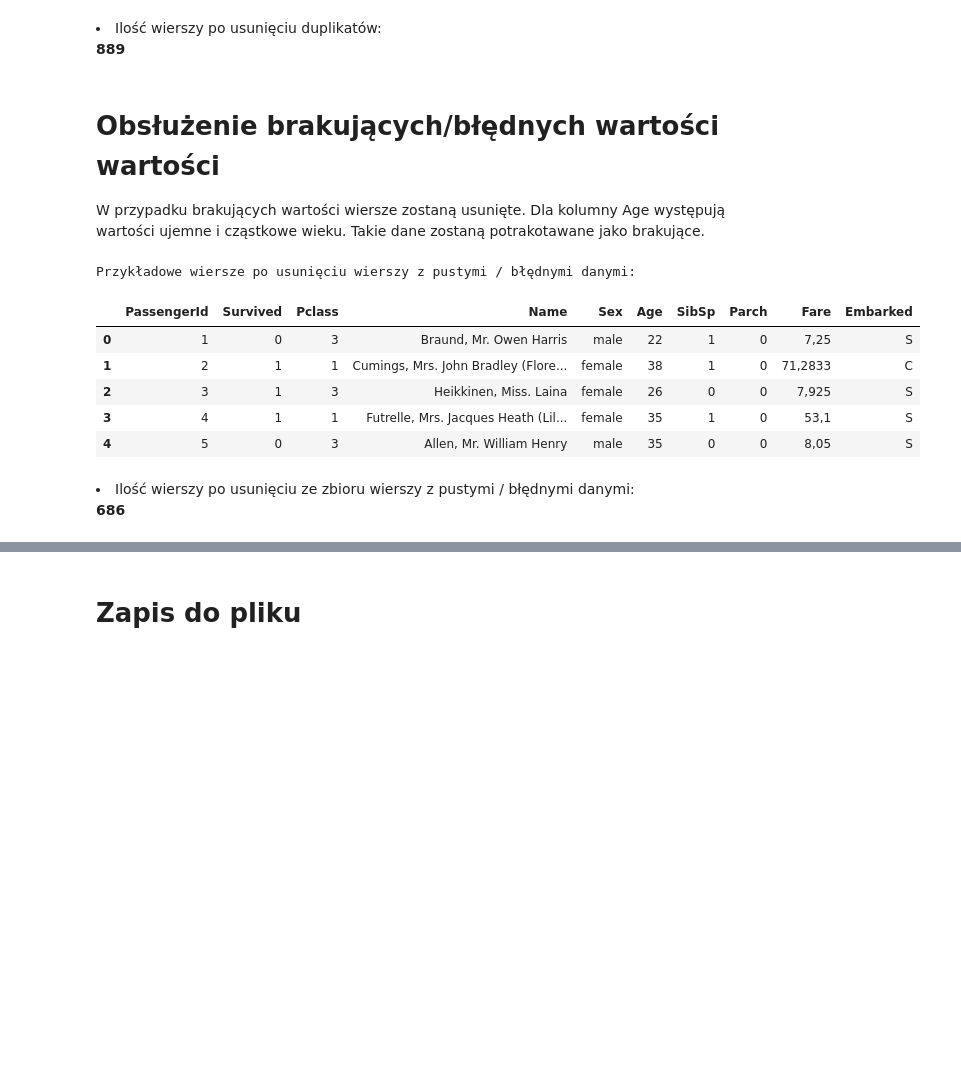
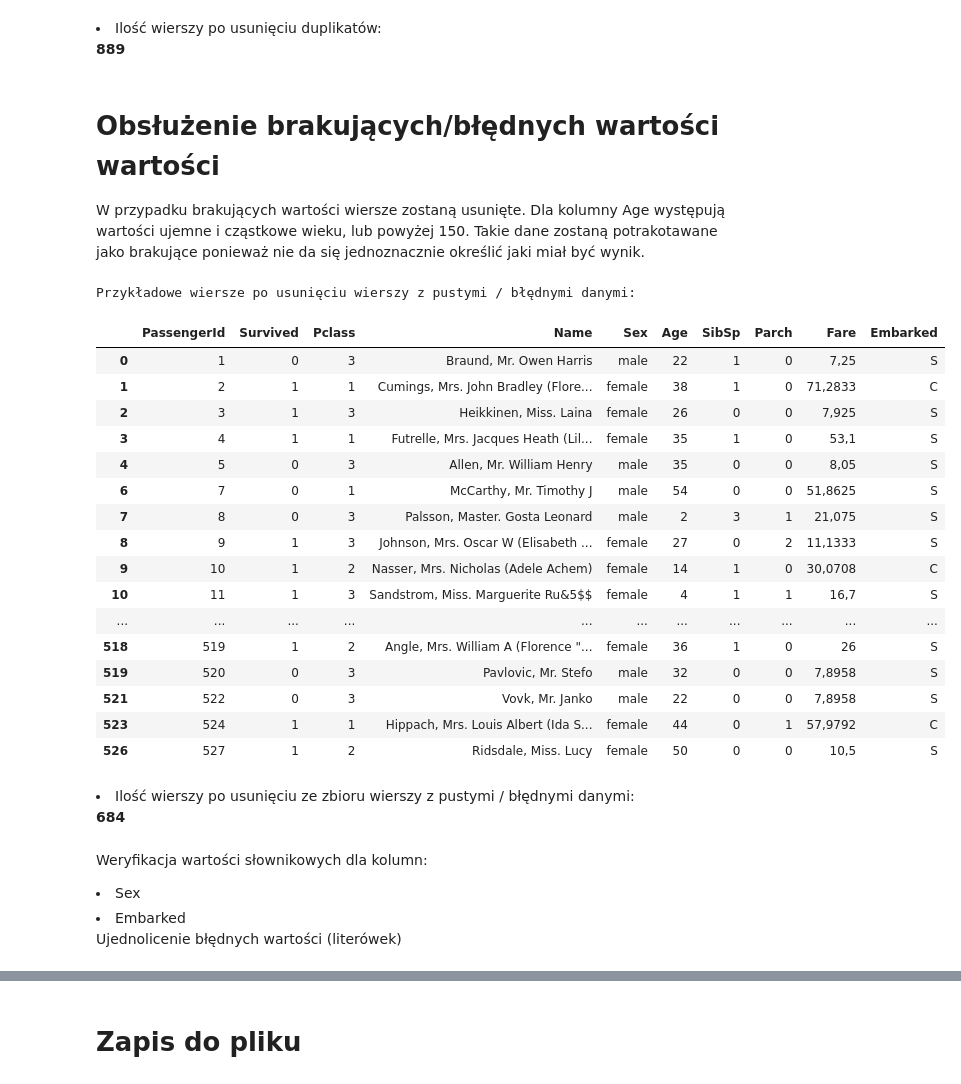
Before and after one commit to Reddzejk/czyszczenie_danych, a Jupyter notebook: Czyszczenie Danych .ipynb, the cells around one changed output, grey strips where cells are left out. Drawn from its saved outputs; the diff is of its cells as text; code cells hidden in the pictures; blank space fills up the shorter version.

```diff
--- a/Czyszczenie Danych .ipynb
+++ b/Czyszczenie Danych .ipynb
@@ -92,24 +92,40 @@ Ilość wierszy po usunięciu duplikatów:
 # Obsłużenie brakujących/błędnych wartości wartości
 
 W przypadku brakujących wartości wiersze zostaną usunięte.
-Dla kolumny Age występują wartości ujemne i cząstkowe wieku. Takie dane zostaną potrakotawane jako brakujące.
+Dla kolumny Age występują wartości ujemne i cząstkowe wieku, lub powyżej 150. Takie dane zostaną potrakotawane jako brakujące ponieważ nie da się jednoznacznie określić jaki miał być wynik.
 # %%
 #Weryfikacja czy kolumnie wiek wiersz posiada tylko cyfry.
-df['Age']=df['Age'].apply(lambda x: str(x) if str(x).isdigit() else None)
+df['Age']=df['Age'].apply(lambda x: str(x) if str(x).isdigit() and int(x) < 150 else None)
 df=df.dropna()
 
-sample_table=df.head(5).to_html()
+sample_table=df.head(1000).to_html()
 display({'text/html': '<li>Przykładowe wiersze po usunięciu wierszy z pustymi / błędnymi danymi:' + sample_table}, raw=True)
 
 df_size=len(df.index)
 display({'text/html':'<li>Ilość wierszy po usunięciu ze zbioru wierszy z pustymi / błędnymi danymi:<br> <b>'+str(df_size)+'</b>'}, raw=True)
 # %% [output]
 Przykładowe wiersze po usunięciu wierszy z pustymi / błędnymi danymi:
 |  | PassengerId | Survived | Pclass | Name | Sex | Age | SibSp | Parch | Fare | Embarked |
 | 0 | 1 | 0 | 3 | Braund, Mr. Owen Harris | male | 22 | 1 | 0 | 7,25 | S |
 | 1 | 2 | 1 | 1 | Cumings, Mrs. John Bradley (Flore... | female | 38 | 1 | 0 | 71,2833 | C |
 | 2 | 3 | 1 | 3 | Heikkinen, Miss. Laina | female | 26 | 0 | 0 | 7,925 | S |
 | 3 | 4 | 1 | 1 | Futrelle, Mrs. Jacques Heath (Lil... | female | 35 | 1 | 0 | 53,1 | S |
 | 4 | 5 | 0 | 3 | Allen, Mr. William Henry | male | 35 | 0 | 0 | 8,05 | S |
+| 6 | 7 | 0 | 1 | McCarthy, Mr. Timothy J | male | 54 | 0 | 0 | 51,8625 | S |
+| 7 | 8 | 0 | 3 | Palsson, Master. Gosta Leonard | male | 2 | 3 | 1 | 21,075 | S |
+| 8 | 9 | 1 | 3 | Johnson, Mrs. Oscar W (Elisabeth ... | female | 27 | 0 | 2 | 11,1333 | S |
+| 9 | 10 | 1 | 2 | Nasser, Mrs. Nicholas (Adele Achem) | female | 14 | 1 | 0 | 30,0708 | C |
+| 10 | 11 | 1 | 3 | Sandstrom, Miss. Marguerite Ru&5$$ | female | 4 | 1 | 1 | 16,7 | S |
+| ... | ... | ... | ... | ... | ... | ... | ... | ... | ... | ... |
+| 518 | 519 | 1 | 2 | Angle, Mrs. William A (Florence "... | female | 36 | 1 | 0 | 26 | S |
+| 519 | 520 | 0 | 3 | Pavlovic, Mr. Stefo | male | 32 | 0 | 0 | 7,8958 | S |
+| 521 | 522 | 0 | 3 | Vovk, Mr. Janko | male | 22 | 0 | 0 | 7,8958 | S |
+| 523 | 524 | 1 | 1 | Hippach, Mrs. Louis Albert (Ida S... | female | 44 | 0 | 1 | 57,9792 | C |
+| 526 | 527 | 1 | 2 | Ridsdale, Miss. Lucy | female | 50 | 0 | 0 | 10,5 | S |
 Ilość wierszy po usunięciu ze zbioru wierszy z pustymi / błędnymi danymi:
-686
+684
+# %% [markdown]
+Weryfikacja wartości słownikowych dla kolumn:<br>
+<li>Sex<br>
+<li>Embarked<br>
+Ujednolicenie błędnych wartości (literówek)
```
Also changed, not shown: parts of 1 cell of this notebook.
